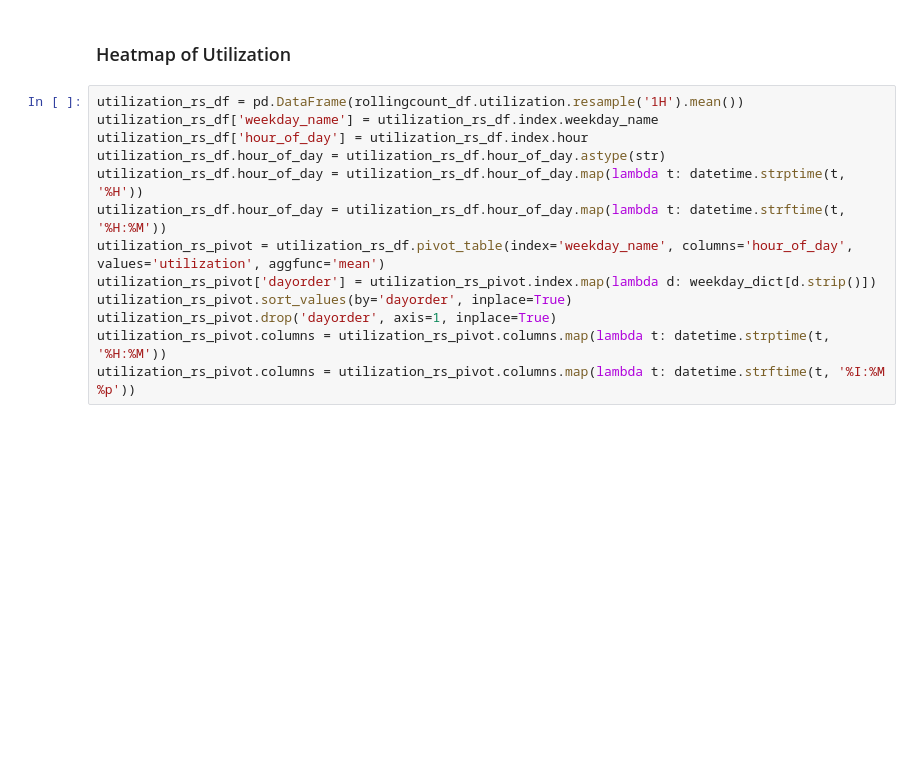
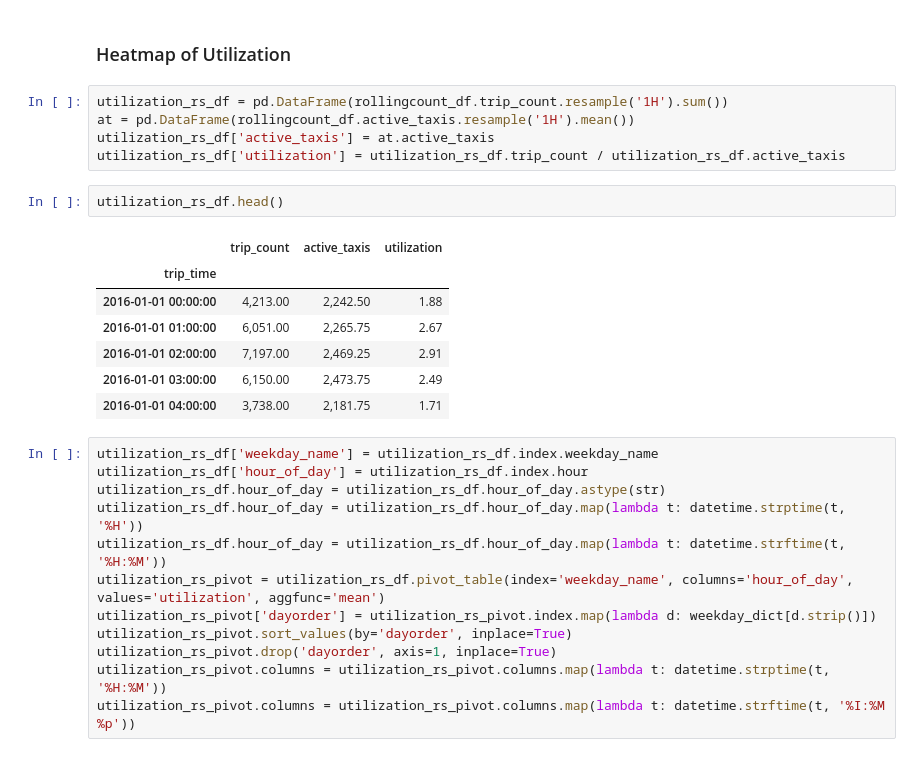
Before and after one commit to byronhousten/chicago_taxi_trips, a Jupyter notebook: data_story.ipynb, the cells around one changed output. Drawn from its saved outputs; the diff is of its cells as text; blank space fills up the shorter version.

```diff
--- a/data_story.ipynb
+++ b/data_story.ipynb
@@ -371,7 +401,21 @@ sns.heatmap(rate_rs_pivot, annot=False, linewidths=0.5, cmap='Blues')
 # %% [markdown]
 ### Heatmap of Utilization
+# %%
+utilization_rs_df = pd.DataFrame(rollingcount_df.trip_count.resample('1H').sum())
+at = pd.DataFrame(rollingcount_df.active_taxis.resample('1H').mean())
+utilization_rs_df['active_taxis'] = at.active_taxis
+utilization_rs_df['utilization'] = utilization_rs_df.trip_count / utilization_rs_df.active_taxis
+# %%
+utilization_rs_df.head()
+# %% [output]
+|  | trip_count | active_taxis | utilization |
+| trip_time |  |  |  |
+| 2016-01-01 00:00:00 | 4,213.00 | 2,242.50 | 1.88 |
+| 2016-01-01 01:00:00 | 6,051.00 | 2,265.75 | 2.67 |
+| 2016-01-01 02:00:00 | 7,197.00 | 2,469.25 | 2.91 |
+| 2016-01-01 03:00:00 | 6,150.00 | 2,473.75 | 2.49 |
+| 2016-01-01 04:00:00 | 3,738.00 | 2,181.75 | 1.71 |
 # %%
-utilization_rs_df = pd.DataFrame(rollingcount_df.utilization.resample('1H').mean())
 utilization_rs_df['weekday_name'] = utilization_rs_df.index.weekday_name
 utilization_rs_df['hour_of_day'] = utilization_rs_df.index.hour
 utilization_rs_df.hour_of_day = utilization_rs_df.hour_of_day.astype(str)
```
Also changed, not shown: parts of 17 cells of this notebook.
